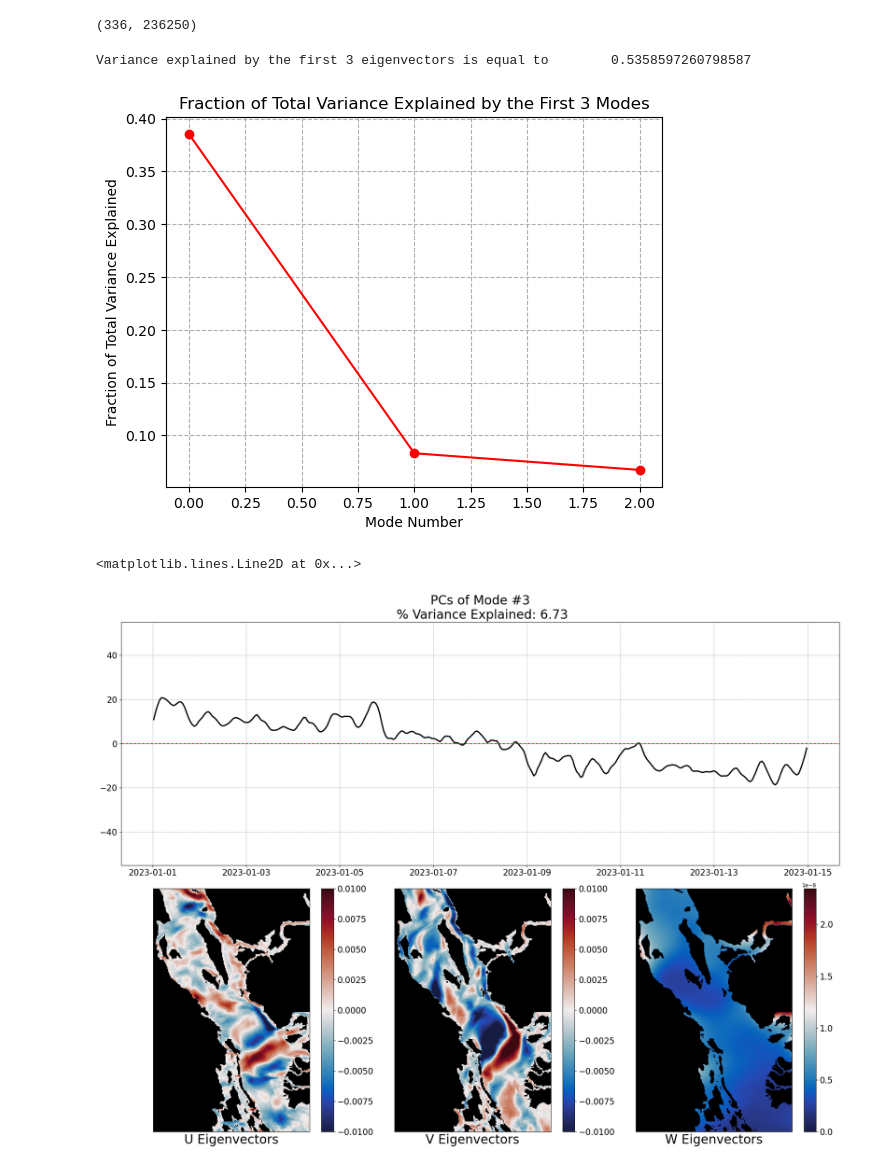
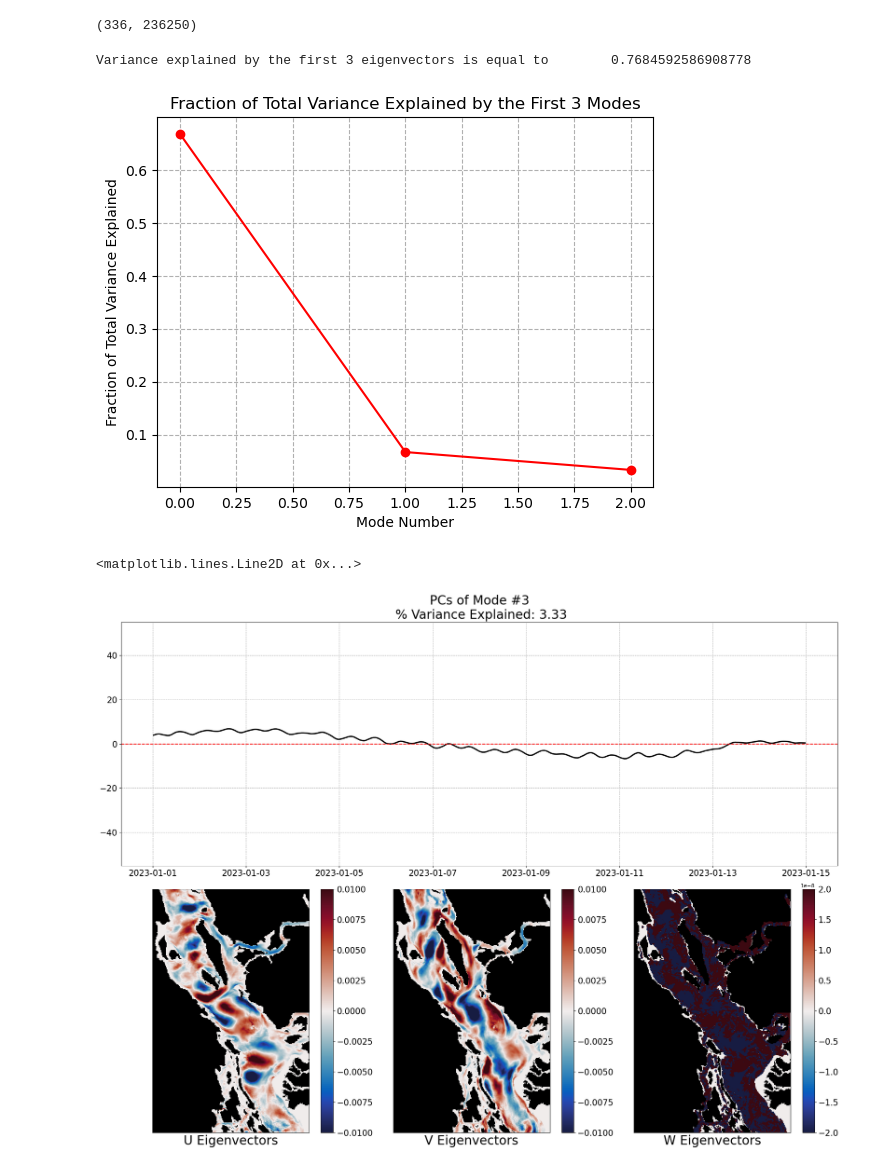
Before and after one commit to SalishSeaCast/analysis-vicente, a Jupyter notebook: notebooks/eosc_510/Velocity_analysis.ipynb, the cells around one changed output. Drawn from its saved outputs; the diff is of its cells as text; code cells hidden in the pictures.

Commit message:
Reshaper files for each component and PCA analysis

```diff
--- a/notebooks/eosc_510/Velocity_analysis.ipynb
+++ b/notebooks/eosc_510/Velocity_analysis.ipynb
@@ -44,7 +44,7 @@ plt.pcolormesh(np.arange(jmin, jmax), np.arange(imin, imax),wvel,cmap=cmap)
 # %%
 # (time, depth, gridY,gridX)
 # Put U, V & W in a single matrix and perform PCA
-p = 0 # SURFACE
+p = 23 # Depth index to changing the analysis at different depths
 U_vel=U.vozocrtx[:,p,:350, :].to_numpy()# 336
 V_vel=V.vomecrty[:,p,:350, :].to_numpy()
 W_vel=W.vovecrtz[:,p,:350, :].to_numpy()
@@ -80,8 +80,8 @@ plt.savefig('Fraction_of_Variance.png')
 plt.grid(linestyle='--')
 print('Variance explained by the first 3 eigenvectors is equal to        ' + str(sum(frac_var[:3])))
 # %% [output]
-Variance explained by the first 3 eigenvectors is equal to        0.5358597260798587
+Variance explained by the first 3 eigenvectors is equal to        0.7684592586908778
-[figure, old version]
+[figure, new version]
 # %%
 eigen_U=eigvecs[:,:Nx*Ny]
 eigen_V=eigvecs[:,Nx*Ny:Nx*Ny*2]
@@ -119,34 +119,35 @@ plt.yticks(fontsize = 16)
 V_cb.set_clim(-0.01,0.01)
 #viz_tools.set_aspect(ax1[1]);
 ax1.set_xlabel('V Eigenvectors', fontsize = 24)
 plt.tick_params(left = False, right = False , labelleft = False ,
                 labelbottom = False, bottom = False)
 #
 ax3 = fig.add_subplot(spec[1, 2])
 W_plot=np.ma.masked_array(np.flipud(np.reshape(eigen_W[mode],(Nx,Ny))), mask=tmask[0])
 W_cb = ax3.imshow(np.flipud(np.reshape(eigen_W[mode],(Nx,Ny))), cmap=cmap)
 wc=plt.colorbar(W_cb)
 wc.ax.tick_params(labelsize=16)
 cb2 = ax3.pcolormesh(np.flipud(land), cmap='gist_gray')
 plt.xticks(fontsize = 16)
 plt.yticks(fontsize = 16)
+W_cb.set_clim(-0.00000002,0.00000002)
 #viz_tools.set_aspect(ax3[2]);
 ax3.set_xlabel('W Eigenvectors', fontsize = 24)
 plt.tick_params(left = False, right = False , labelleft = False ,
                 labelbottom = False, bottom = False)
 #
 ax4 = fig.add_subplot(spec[0, :])
 plt.plot(time,PCs[:,mode],'k', linewidth = 2.5)
 plt.title('PCs of Mode #' + str(mode+1) + "\n % Variance Explained: " + str(round(100*frac_var[mode],2)), fontsize = 24)
 #plt.xlabel('Time', fontsize = 20)
 plt.xticks(fontsize = 16)
 plt.yticks(fontsize = 16)
 plt.ylim([-55, 55])
 plt.grid(linestyle='--')
 plt.axhline(y = 0, color = 'r', linestyle = '--')
 # %% [output]
 <matplotlib.lines.Line2D at 0x...>
-[figure, old version]
+[figure, new version]
 # %%
 y_slice = np.arange(0,Nx)
 x_slice = np.arange(0, Ny)
```
Also changed, not shown: parts of 3 cells of this notebook, 3 other files.
